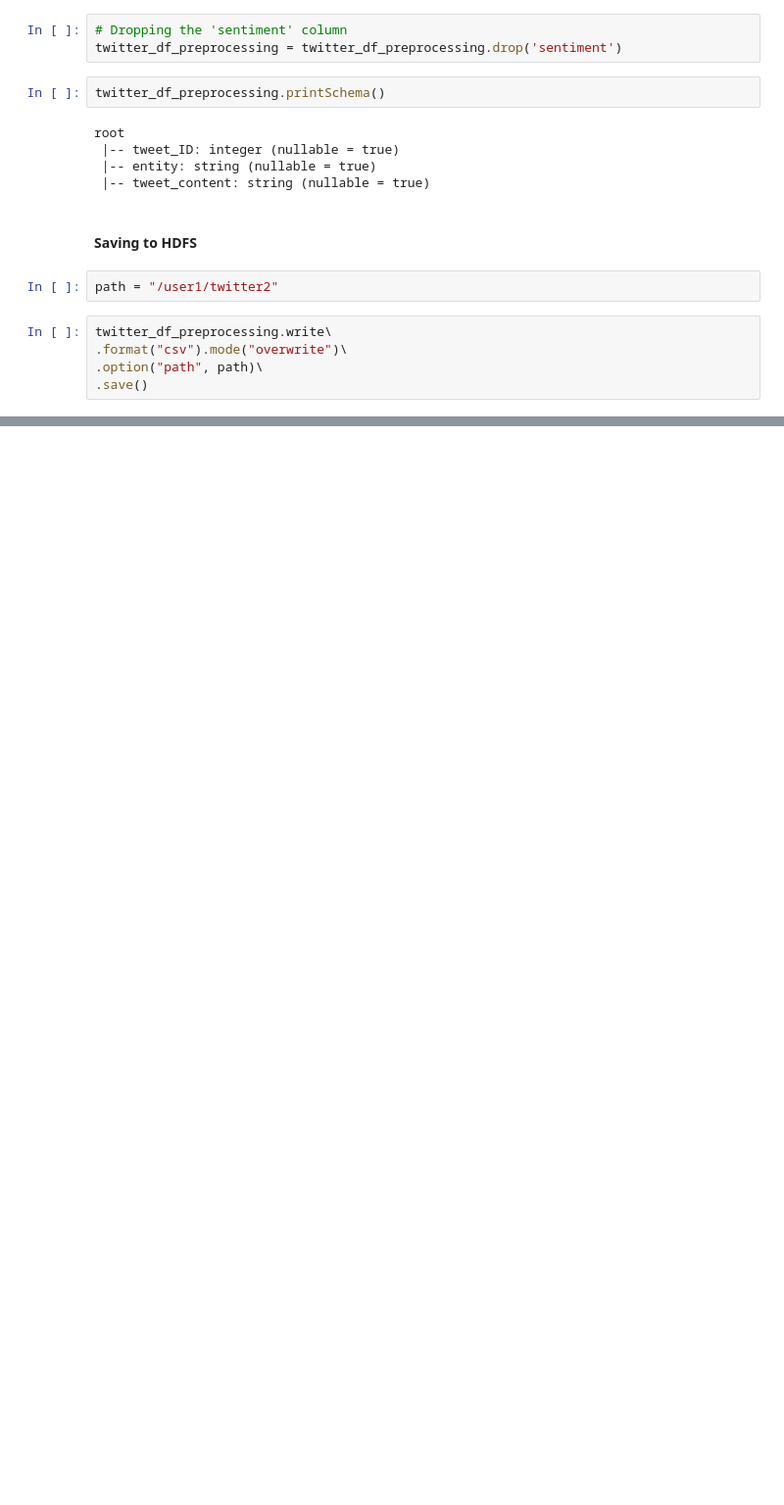
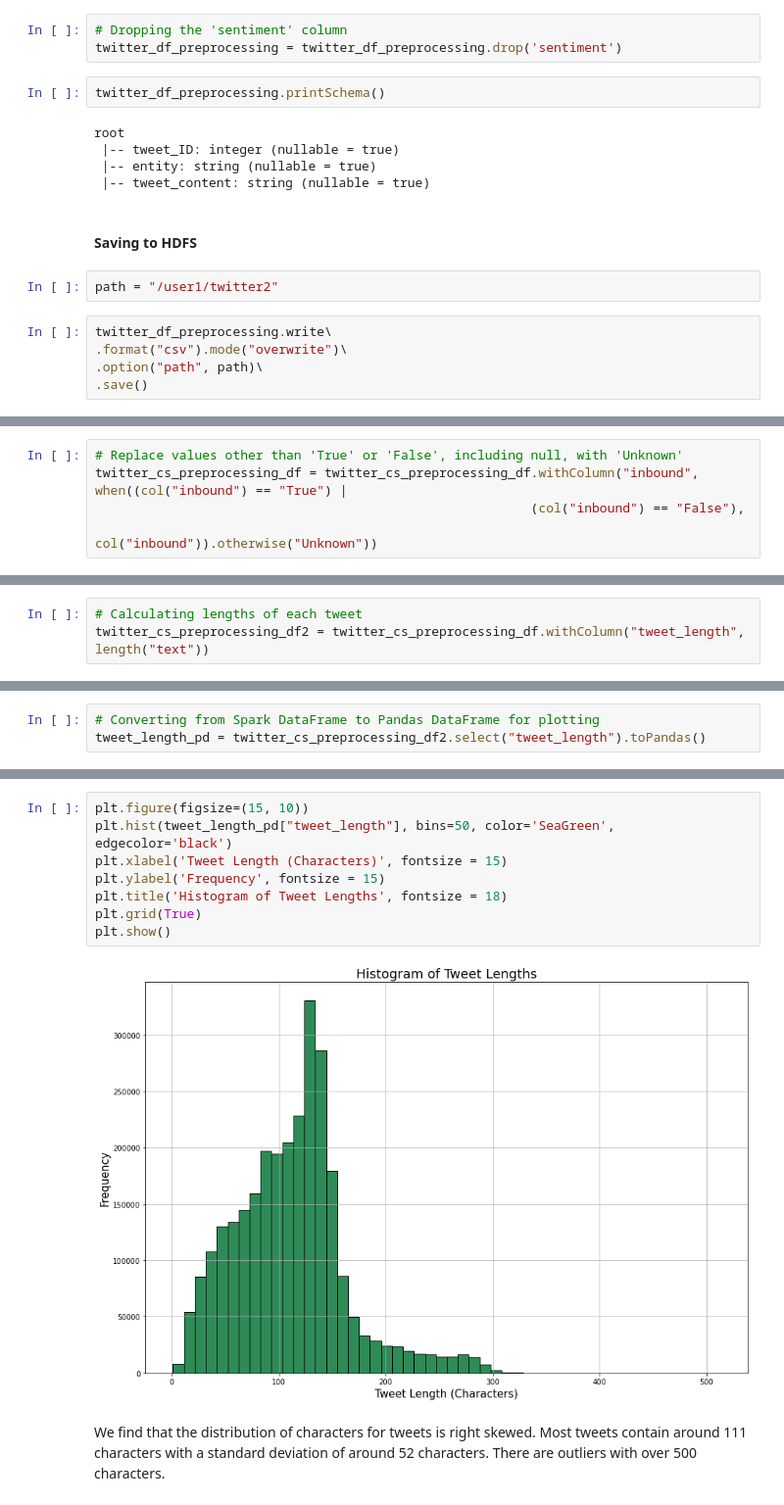
Before and after one commit to KaviCCT/Storage-Solutions-for-Big-Data-CA1, a Jupyter notebook: SSBD Kavi Patak CA1.ipynb, the cells around one changed output, grey strips where cells are left out. Shown: that part at 98% size. Drawn from its saved outputs; the diff is of its cells as text; blank space fills up the shorter version.

```diff
--- a/SSBD Kavi Patak CA1.ipynb
+++ b/SSBD Kavi Patak CA1.ipynb
@@ -297,0 +580,5 @@ twitter_df_preprocessing.write\
+# %%
+# Replace values other than 'True' or 'False', including null, with 'Unknown'
+twitter_cs_preprocessing_df = twitter_cs_preprocessing_df.withColumn("inbound", when((col("inbound") == "True") |
+                                                         (col("inbound") == "False"),
+                                                         col("inbound")).otherwise("Unknown"))
@@ -297,0 +753,3 @@ twitter_df_preprocessing.write\
+# %%
+# Calculating lengths of each tweet
+twitter_cs_preprocessing_df2 = twitter_cs_preprocessing_df.withColumn("tweet_length", length("text"))
@@ -297,0 +796,3 @@ twitter_df_preprocessing.write\
+# %%
+# Converting from Spark DataFrame to Pandas DataFrame for plotting
+tweet_length_pd = twitter_cs_preprocessing_df2.select("tweet_length").toPandas()
@@ -297,0 +816,12 @@ twitter_df_preprocessing.write\
+# %%
+plt.figure(figsize=(15, 10))
+plt.hist(tweet_length_pd["tweet_length"], bins=50, color='SeaGreen', edgecolor='black')
+plt.xlabel('Tweet Length (Characters)', fontsize = 15)
+plt.ylabel('Frequency', fontsize = 15)
+plt.title('Histogram of Tweet Lengths', fontsize = 18)
+plt.grid(True)
+plt.show()
+# %% [output]
+[figure, added]
+# %% [markdown]
+We find that the distribution of characters for tweets is right skewed. Most tweets contain around 111 characters with a standard deviation of around 52 characters. There are outliers with over 500 characters.
```
Also changed, not shown: parts of 125 cells of this notebook.
